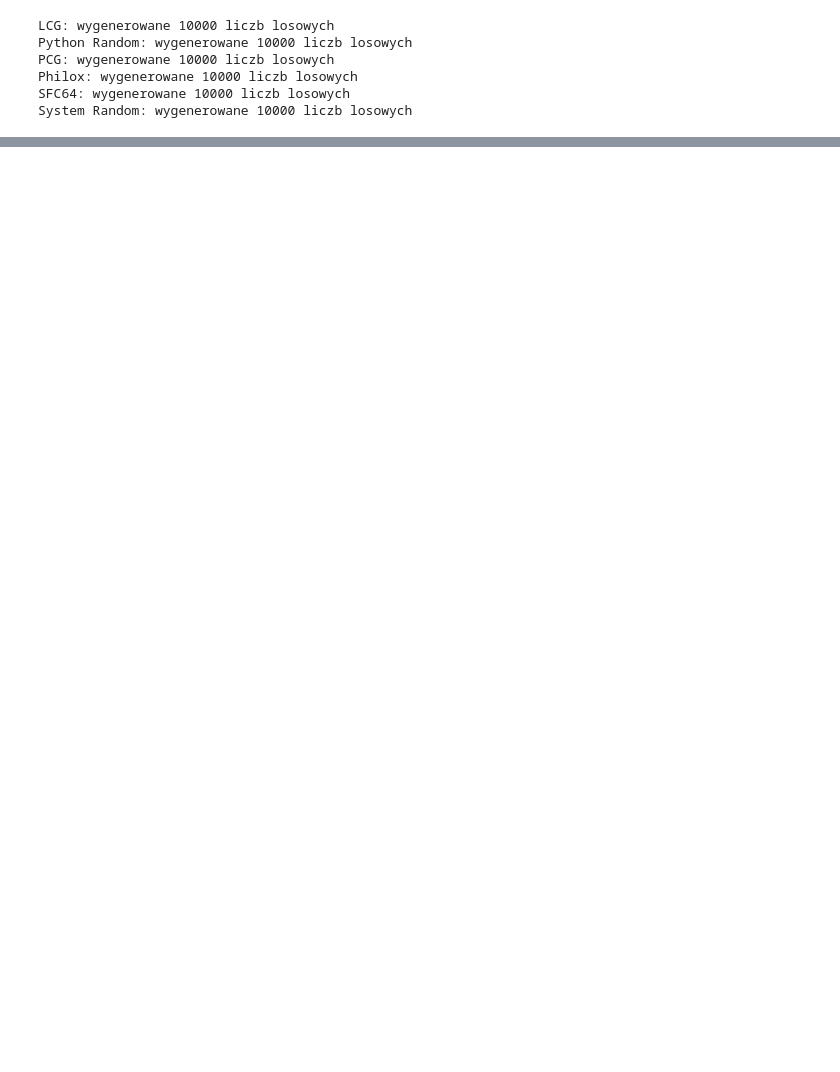
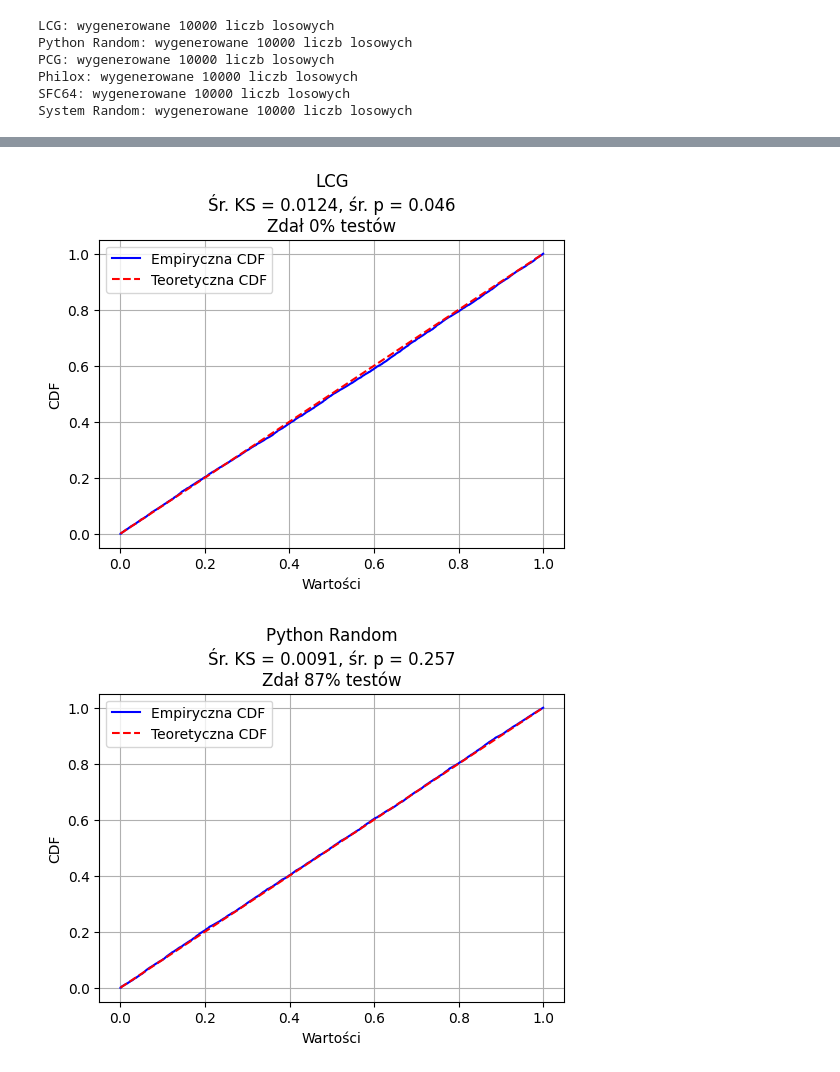
Before and after one commit to SzymonKielich/PRNG-Test, a Jupyter notebook: projekt.ipynb, the cells around one changed output, grey strips where cells are left out. Drawn from its saved outputs; the diff is of its cells as text; code cells hidden in the pictures; blank space fills up the shorter version.

Commit message:
Added 100 runs for every test

```diff
--- a/projekt.ipynb
+++ b/projekt.ipynb
@@ -126,0 +217,66 @@ for name, data in data_samples.items():
+# %%
+## Test KS dla 100 runów
+alpha = 0.05
+n_runs = 100
+
+mean_ks_stats = {}
+mean_ks_pvals = {}
+std_ks_stats = {}
+std_ks_pvals = {}
+pass_percent_ks = {}
+
+for name, gen in generators.items():
+    ks_stats = []
+    ks_pvals = []
+    passed = 0
+    for _ in range(n_runs):
+        data = gen()
+        ks_stat, p_val = ks_test(data)
+        ks_stats.append(ks_stat)
+        ks_pvals.append(p_val)
+        if p_val > alpha:
+            passed += 1
+    mean_ks_stats[name] = np.mean(ks_stats)
+    mean_ks_pvals[name] = np.mean(ks_pvals)
+    std_ks_stats[name] = np.std(ks_stats)
+    std_ks_pvals[name] = np.std(ks_pvals)
+    pass_percent_ks[name] = 100 * passed / n_runs
+
+for name, gen in generators.items():
+    data = gen()
+    ks_stat = mean_ks_stats[name]
+    p_val = mean_ks_pvals[name]
+    percent = pass_percent_ks[name]
+    result = f"Zdał {percent:.0f}% testów"
+
+    sorted_data = np.sort(data)
+    ecdf = np.arange(1, len(data) + 1) / len(data)
+    cdf = sorted_data
+
+    plt.figure(figsize=(6,4))
+    plt.plot(sorted_data, ecdf, label='Empiryczna CDF', color='blue')
+    plt.plot(sorted_data, cdf, label='Teoretyczna CDF', linestyle='--', color='red')
+    plt.title(f"{name}\nŚr. KS = {ks_stat:.4f}, śr. p = {p_val:.3f}\n{result}")
+    plt.xlabel("Wartości")
+    plt.ylabel("CDF")
+    plt.legend()
+    plt.grid(True)
+    plt.show()
+
+plt.figure(figsize=(8, 5))
+names = list(generators.keys())
+percents = [pass_percent_ks[n] for n in names]
+bars = plt.bar(names, percents, color='lightblue', edgecolor='black')
+plt.axhline(95, color='red', linestyle='--', label='95% (typowy poziom akceptacji)')
+for bar, percent in zip(bars, percents):
+    plt.text(bar.get_x() + bar.get_width()/2, bar.get_height() + 2, f"{percent:.0f}%", ha='center', va='bottom', fontsize=10)
+plt.ylim(0, 105)
+plt.ylabel("Procent zdanych testów (%)")
+plt.title("Procent zdanych testów KS (p > 0.05) dla każdego generatora")
+plt.grid(axis='y')
+plt.legend()
+plt.tight_layout()
+plt.show()
+# %% [output]
+[figure, added]
+[figure, added]
```
Also changed, not shown: parts of 23 cells of this notebook, 1 other file.
